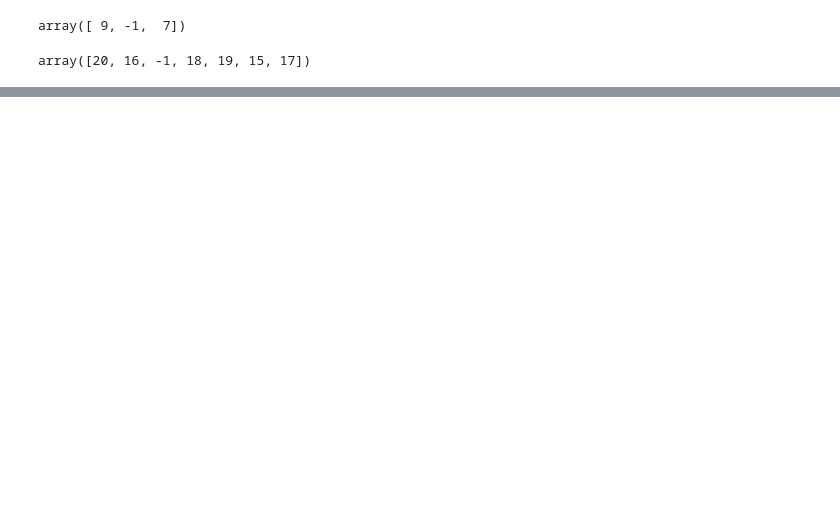
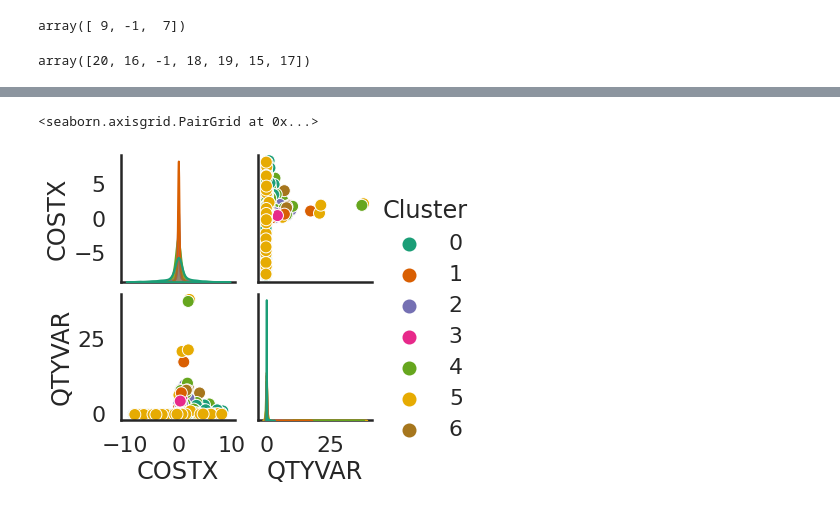
Before and after one commit to rjnakano/manejo-inventarios-pdg, a Jupyter notebook: Notebooks/TDGClusteringJerarquicoV1.ipynb, the cells around one changed output, grey strips where cells are left out. Cells and saved outputs as stored; diff of their text form; code cells hidden in the pictures; blank space fills up the shorter version.

```diff
--- a/Notebooks/TDGClusteringJerarquicoV1.ipynb
+++ b/Notebooks/TDGClusteringJerarquicoV1.ipynb
@@ -301,0 +420,7 @@ array([20, 16, -1, 18, 19, 15, 17])
+# %%
+dataNoDims3D['Cluster']=clusterer3.labels_
+# %%
+sns.pairplot(dataNoDims3D[dataNoDims3D['Cluster']!=-1],hue='Cluster',palette='Dark2',diag_kind='kde')
+# %% [output]
+<seaborn.axisgrid.PairGrid at 0x...>
+[figure, added]
```
Also changed, not shown: parts of 34 cells of this notebook.
